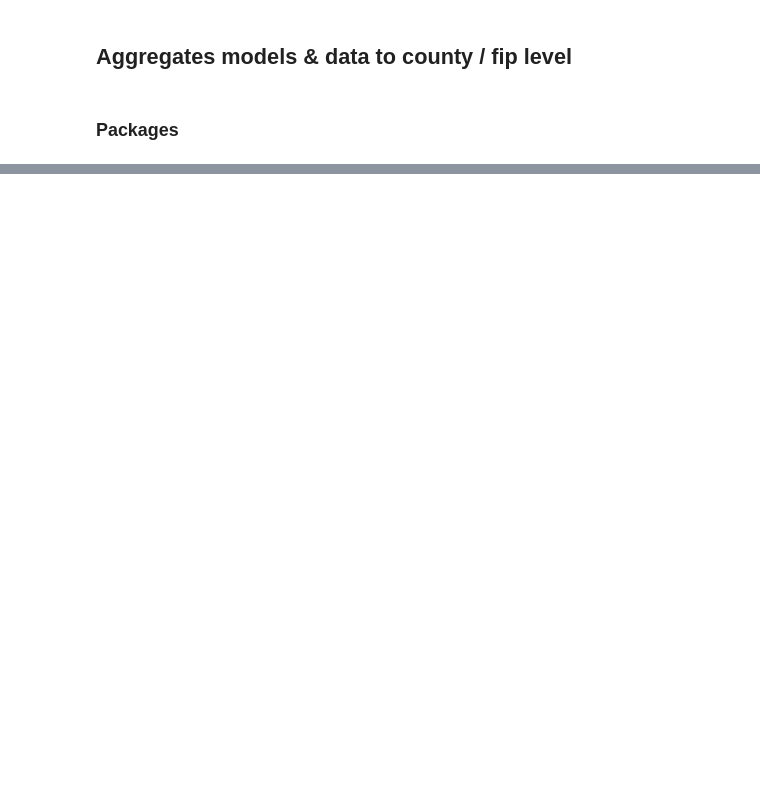
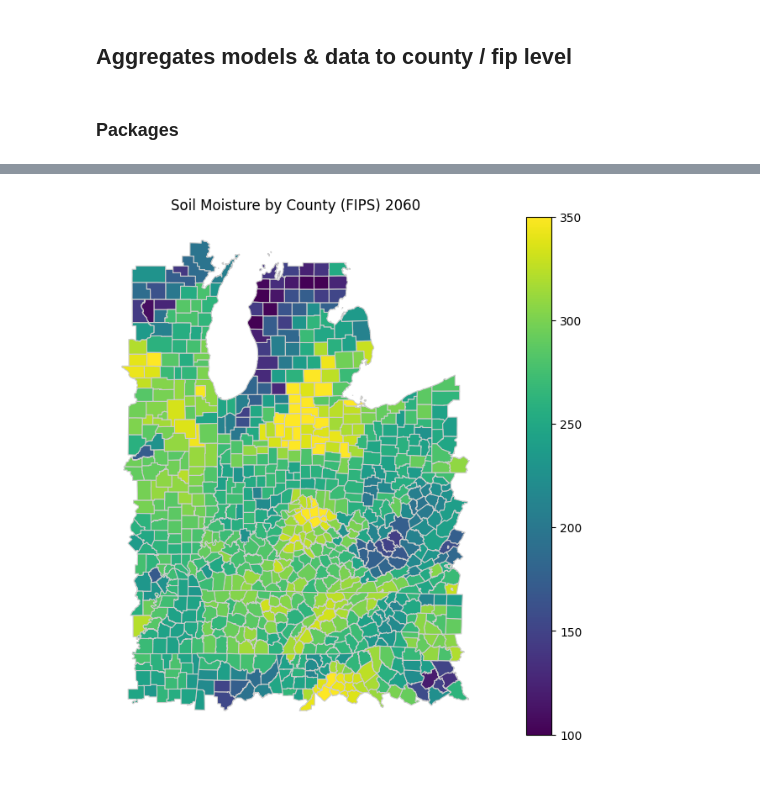
Before and after one commit to theo-avila/avila_et_al_2025_pyWBM_yield, a Jupyter notebook: 1_aggregate_to_fips.ipynb, the cells around one changed output, grey strips where cells are left out. Cells and saved outputs as stored; diff of their text form; code cells hidden in the pictures; blank space fills up the shorter version.

```diff
--- a/1_aggregate_to_fips.ipynb
+++ b/1_aggregate_to_fips.ipynb
@@ -33,0 +74,13 @@ NoOverlapError: No `ds` grid cells overlapped with any polygon in `gdf_in`. Chec
+# %%
+merged_gdf = us_county.merge(fips_mean, on='fips')
+fig, ax = plt.subplots(1, 1, figsize=(12, 8))
+merged_gdf.plot(column='soilMoist', cmap='viridis', linewidth=0.8, ax=ax, edgecolor='0.8', legend=True, vmax=350, vmin=100)
+ax.set_title("Soil Moisture by County (FIPS) 2060 SMAP")
+ax.set_axis_off()
+
+# Show the plot
+plt.show()
+# %% [output]
+[figure, added]
+# %% [markdown]
+###
```
Also changed, not shown: parts of 10 cells of this notebook, 11 other files.
